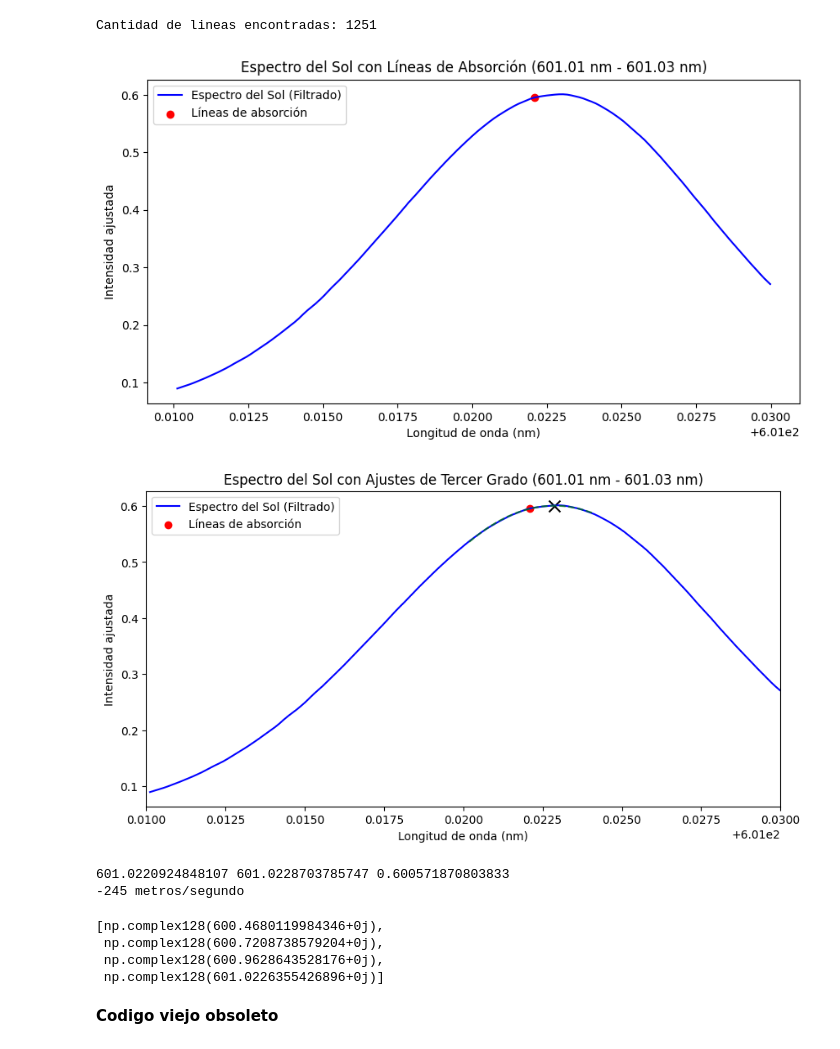
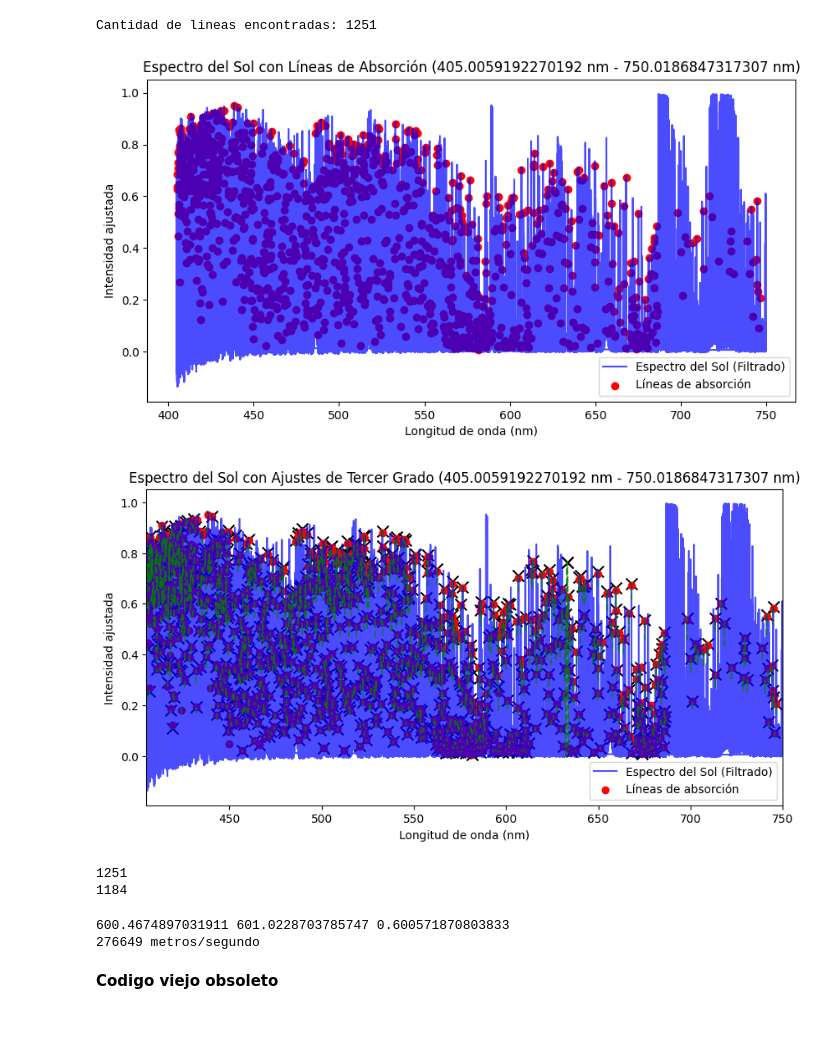
Before and after one commit to EstebanFuentesS/Proyecto-Teorico-202501, a Jupyter notebook: main.ipynb, the cells around one changed output. Drawn from its saved outputs; the diff is of its cells as text; code cells hidden in the pictures.

Commit message:
Update Lista de Velocidades SemiCompleta

```diff
--- a/main.ipynb
+++ b/main.ipynb
@@ -160,8 +160,10 @@ print(f"Cantidad de lineas encontradas: {len(valores_mas_cercanos)}")
 # %% [output]
 Cantidad de lineas encontradas: 1251
 # %%
-lambda_min = 601.01
-lambda_max = 601.03
+maximo = max(df2["Wave"])
+minimo = min(df2["Wave"])
+lambda_min = minimo  #600
+lambda_max = maximo  #601.03
 
 df2_filtrado = df2[(df2["Wave"] >= lambda_min) & (df2["Wave"] <= lambda_max)]
 
@@ -169,7 +171,7 @@ valores_mas_cercanos_filtrados = [val for val in valores_mas_cercanos if lambda_
 flux_mas_cercanos_filtrados = [df2.loc[df2["Wave"] == val, "nFlux_ajustada"].values[0] for val in valores_mas_cercanos_filtrados]
 
 plt.figure(figsize=(10,5))
-plt.plot(df2_filtrado["Wave"], df2_filtrado["nFlux_ajustada"], label="Espectro del Sol (Filtrado)", color="blue")
+plt.plot(df2_filtrado["Wave"], df2_filtrado["nFlux_ajustada"], label="Espectro del Sol (Filtrado)", color="blue", alpha=0.7)
 plt.scatter(valores_mas_cercanos_filtrados, flux_mas_cercanos_filtrados, color='red', label="Líneas de absorción")
 plt.xlabel("Longitud de onda (nm)")
 plt.ylabel("Intensidad ajustada")
@@ -177,17 +179,17 @@ plt.legend()
 plt.title(f"Espectro del Sol con Líneas de Absorción ({lambda_min} nm - {lambda_max} nm)")
 plt.show()
 # %% [output]
-[figure, old version]
+[figure, new version]
 # %%
 puntos_a_lados = 15
 
 plt.figure(figsize=(10, 5))
-plt.plot(df2_filtrado["Wave"], df2_filtrado["nFlux_ajustada"], label="Espectro del Sol (Filtrado)", color="blue")
+plt.plot(df2_filtrado["Wave"], df2_filtrado["nFlux_ajustada"], label="Espectro del Sol (Filtrado)", color="blue", alpha=0.7)
 
 # Ajuste
 c = 0
-lambda_obs = []
 lambda_natural = []
+flux_lista = []
 
 for centro in valores_mas_cercanos_filtrados:
     idx_centro = df2.index[df2["Wave"] == centro][0]
@@ -200,7 +202,7 @@ for centro in valores_mas_cercanos_filtrados:
     flux_segment = df2["nFlux_ajustada"].iloc[idx_min:idx_max].values
 
     #Ajuste
-    coefs = poly.polyfit(wave_segment, flux_segment, 4)
+    coefs = poly.polyfit(wave_segment, flux_segment, 2)
 
     #Derivar
     d_coefs = poly.polyder(coefs)
@@ -209,34 +211,55 @@ for centro in valores_mas_cercanos_filtrados:
     valid_critical_points = [x for x in critical_points if wave_segment.min() <= x <= wave_segment.max()]
 
     if valid_critical_points:
         flux_criticos = poly.polyval(valid_critical_points, coefs)
 
         #Encontrar maximo
         max_idx = np.argmax(flux_criticos)
         max_wave = valid_critical_points[max_idx]
         max_flux = flux_criticos[max_idx]
 
         lambda_natural.append(max_wave)
+        flux_lista.append(max_flux)
 
         plt.scatter(max_wave, max_flux, color="black", marker="x", s=100)
 
     #Evaluar el ajuste en los puntos de la curva
     wave_fit = np.linspace(wave_segment.min(), wave_segment.max(), 100)
     flux_fit = poly.polyval(wave_fit, coefs)
     plt.plot(wave_fit, flux_fit, linestyle="--", color="green", alpha=0.7)
 
 plt.scatter(valores_mas_cercanos_filtrados,
             [df2.loc[df2["Wave"] == val, "nFlux_ajustada"].values[0] for val in valores_mas_cercanos_filtrados],
             color='red', label="Líneas de absorción")
 
 plt.xlabel("Longitud de onda (nm)")
 plt.ylabel("Intensidad ajustada")
 plt.legend()
 plt.title(f"Espectro del Sol con Ajustes de Tercer Grado ({lambda_min} nm - {lambda_max} nm)")
 plt.xlim(lambda_min, lambda_max)
 plt.show()
 # %% [output]
-[figure, old version]
+[figure, new version]
+# %%
+lambda_obs = valores_mas_cercanos_filtrados
+C = 299792458 #en metros por segundo
+print(len(valores_mas_cercanos_filtrados))
+'''print(lambda_natural)
+print(lambda_obs)
+print(flux_lista)'''
+
+def velocidad(ln, lo):
+    return round((((ln/lo) - 1) * C) - 633)
+
+lista_velocidades = []
+
+for i in range(len(lambda_natural)):
+    lista_velocidades.append(velocidad(lambda_natural[i], lambda_obs[i]))
+
+print(len(lista_velocidades))
+# %% [output]
+1251
+1184
 # %%
 lambda_natural = max_wave.real
 flux_real = max_flux.real
@@ -248,15 +271,8 @@ print(lambda_obs, lambda_natural, flux_real)
 print(f'{round((((lambda_natural/lambda_obs) - 1) * C) - 633 )} metros/segundo')
 #El valor que se resta de 633 es por el corrimiento al rojo gravitcional
 # %% [output]
-601.0220924848107 601.0228703785747 0.600571870803833
--245 metros/segundo
+600.4674897031911 601.0228703785747 0.600571870803833
+276649 metros/segundo
-# %%
-lambda_natural
-# %% [output]
-[np.complex128(600.4680119984346+0j),
- np.complex128(600.7208738579204+0j),
- np.complex128(600.9628643528176+0j),
- np.complex128(601.0226355426896+0j)]
 # %% [markdown]
 **Codigo viejo obsoleto**
 # %%
```
